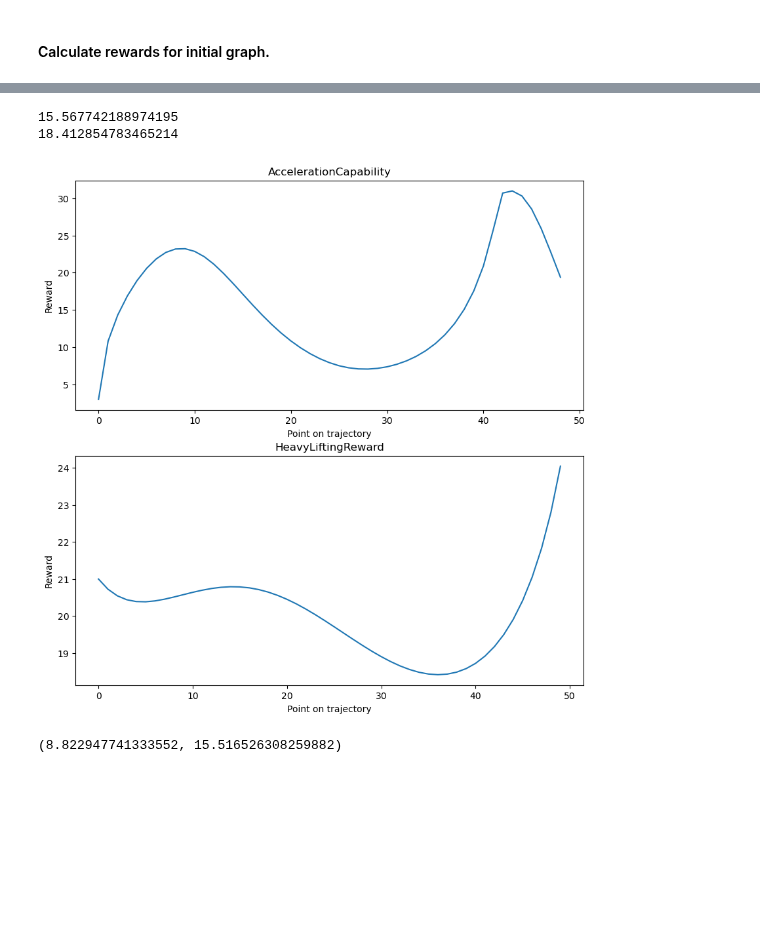
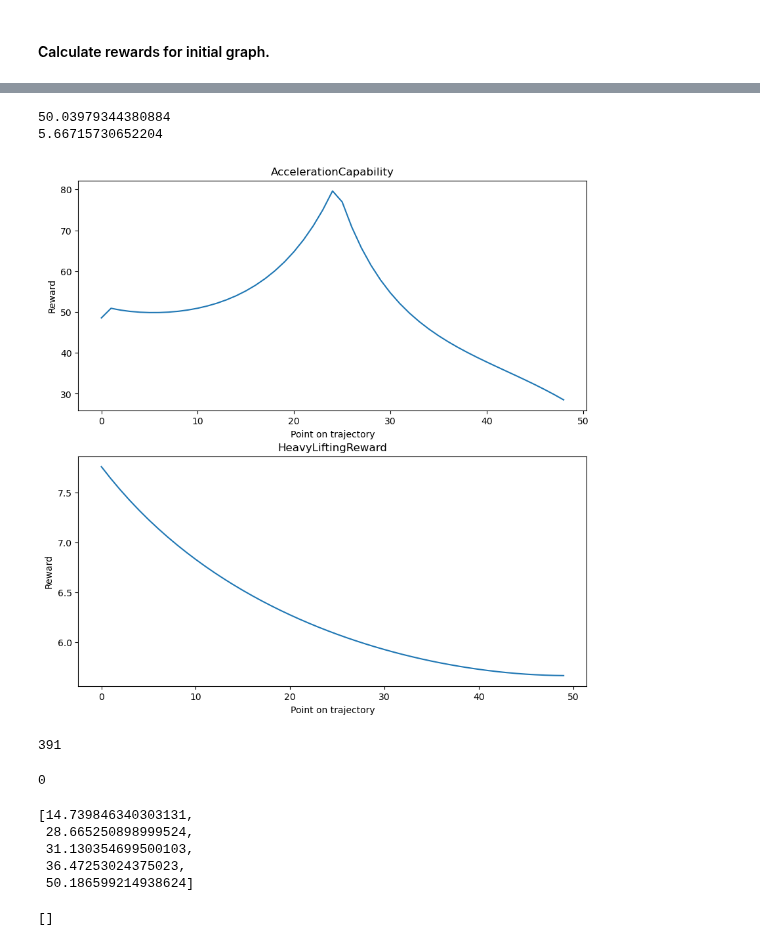
Before and after one commit to LicAiBeerLab/auto-robotics-design, a Jupyter notebook: apps/optimize/single_topology_optimization copy.ipynb, the cells around one changed output, grey strips where cells are left out. Saved outputs shown, nothing was run; the diff lists cells and outputs as text; code cells hidden in the pictures; blank space fills up the shorter version.

```diff
--- a/apps/optimize/single_topology_optimization copy.ipynb
+++ b/apps/optimize/single_topology_optimization copy.ipynb
@@ -208,21 +208,22 @@ optimizer.load_history(path)
 # %%
 # activate multiprocessing
 N_PROCESS = 8
-pool = multiprocessing.Pool(N_PROCESS)
+pool = multiprocess.Pool(N_PROCESS)
 runner = StarmapParallelization(pool.starmap)
 
 # the result is the dict with key - joint_point, value - tuple of all possible coordinate moves
 optimizing_joints = get_optimizing_joints(graph, constrain_dict)
 # %%
-# population_size = 32
-# n_generations = 20
+population_size = 32
+n_generations = 20
 
-# # create the problem for the current optimization
-# problem = CalculateCriteriaMeanTraj(graph,builder=builder,
-#                                             jp2limits=optimizing_joints,
-#                                             crag = crag,
-#                                             rewards_and_trajectories=rewards_and_trajectories,
-                                            # elementwise_runner=runner, Actuator = actuator)
+# create the problem for the current optimization
+problem = CalculateCriteriaMeanTraj(graph,builder=builder,
+                                            jp2limits=optimizing_joints,
+                                            crag = crag,
+                                            rewards_and_trajectories=rewards_and_trajectories,
+                                            elementwise_runner=runner,
+                                            Actuator = actuator)
 # problem = CalculateCriteriaMeanMultiTraj(graph,builder=builder,
 #                                             jp2limits=optimizing_joints,
 #                                             crag = crag,
@@ -230,15 +231,15 @@ optimizing_joints = get_optimizing_joints(graph, constrain_dict)
 #                                             elementwise_runner=runner, Actuator = actuator)
 # %%
 
-# saver = ProblemSaver(problem, "test", True)
-# saver.save_nonmutable()
-# algorithm = PSO(pop_size=population_size, save_history=True)
-# # algorithm = KGB(save_history=True)
-# optimizer = PymooOptimizer(problem, algorithm, saver)
+saver = ProblemSaver(problem, "test", True)
+saver.save_nonmutable()
+algorithm = PSO(pop_size=population_size, save_history=True)
+# algorithm = KGB(save_history=True)
+optimizer = PymooOptimizer(problem, algorithm, saver)
 
-# res = optimizer.run(
-#     True, **{
-#         "seed": 1,
-#         "termination": ("n_gen", n_generations),
-#         "verbose": True
-#     })
+res = optimizer.run(
+    True, **{
+        "seed": 1,
+        "termination": ("n_gen", n_generations),
+        "verbose": True
+    })
@@ -315,22 +298,26 @@ draw_joint_point(problem.graph)
 # %%
 fixed_robot, free_robot = jps_graph2pinocchio_robot(problem.graph, builder=builder)
 fig, axs, = plt.subplots(len(best_reward_decomposition),1, figsize=(10,10))
 for i, ax, reward_decomposition in zip(range(len(best_reward_decomposition)), axs, best_reward_decomposition):
-    trajectory = rewards_and_trajectories[i][1][1]
+    trajectory = rewards_and_trajectories[i][1][0]
 
 
     point_criteria_vector, trajectory_criteria, res_dict_fixed = crag.get_criteria_data(fixed_robot, free_robot, trajectory)
     reward = rewards_and_trajectories[i][0][1][0]
 
     print(reward.calculate(point_criteria_vector, trajectory_criteria, res_dict_fixed, Actuator = actuator)[0])
     reward_vector = np.array(reward.calculate(point_criteria_vector, trajectory_criteria, res_dict_fixed, Actuator = actuator)[1])
     ax.plot(reward_vector)
     ax.set_title(reward.__class__.__name__)
     ax.set_xlabel('Point on trajectory')
     ax.set_ylabel('Reward')
     reward_vector
 plt.show()
 # %% [output]
-15.567742188974195
-18.412854783465214
+50.03979344380884
+5.66715730652204
-[figure, old version]
+[figure, new version]
+# %%
+len(valid_arr_X_AC)
+# %% [output]
+391
@@ -337,10 +326,23 @@ plt.show()
+# %%
+len(coeffs)
+# %% [output]
+0
 # %%
+
 problem.mutate_JP_by_xopt(best_x)
 # problem.mutate_JP_by_xopt(problem.initial_xopt)
-compare_id = 20
-valid_arr_X_AC_srtd[compare_id][1], best_reward_decomposition[0][2]
+compare_id = [15, 150, 200, 300, -1]
+[valid_arr_X_AC_srtd[id][1] for id in compare_id]
 # %% [output]
-(8.822947741333552, 15.516526308259882)
+[14.739846340303131,
+ 28.665250898999524,
+ 31.130354699500103,
+ 36.47253024375023,
+ 50.186599214938624]
+# %%
+[x_kp_kp[0] for x_kp_kp in coeffs]
+# %% [output]
+[]
 # %%
 
 from auto_robot_design.simulation.trajectory_movments import TrajectoryMovements
```
Also changed, not shown: parts of 24 cells of this notebook, 4 other files.
